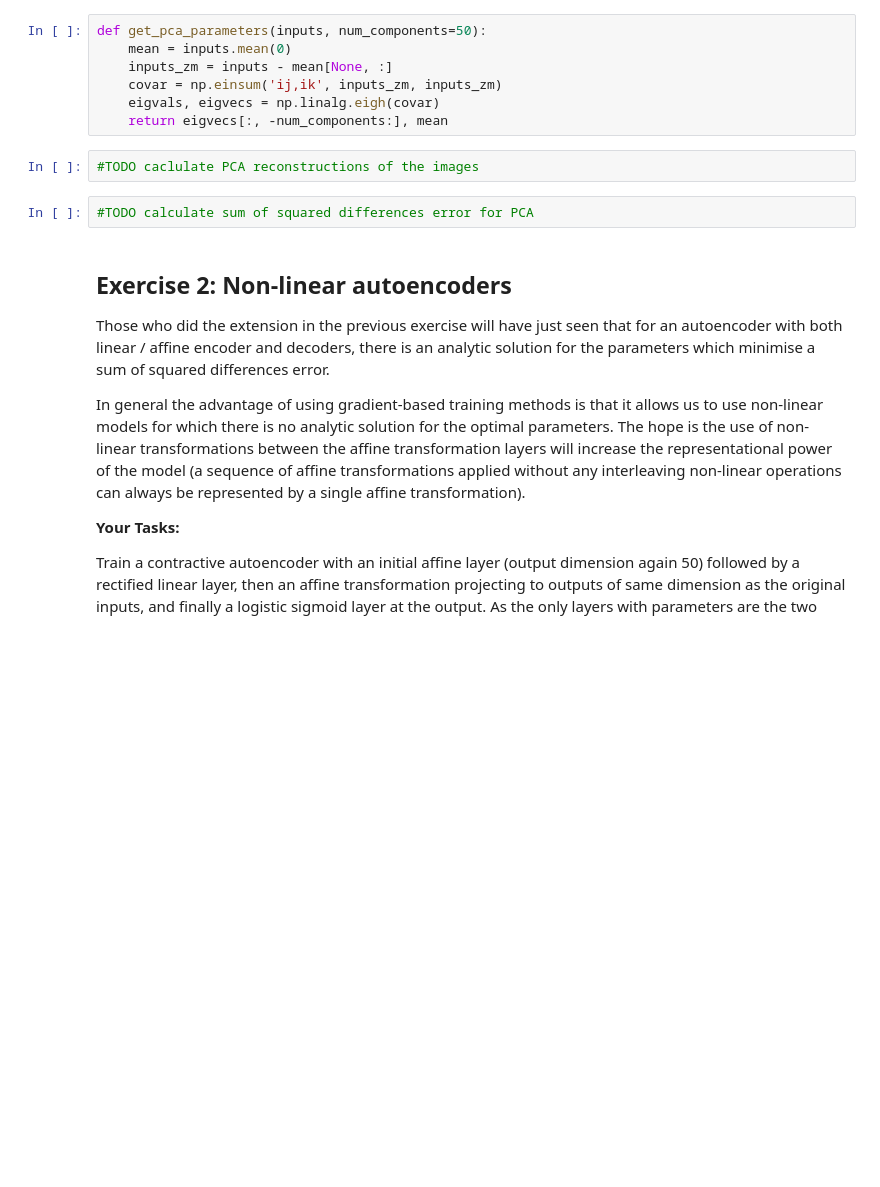
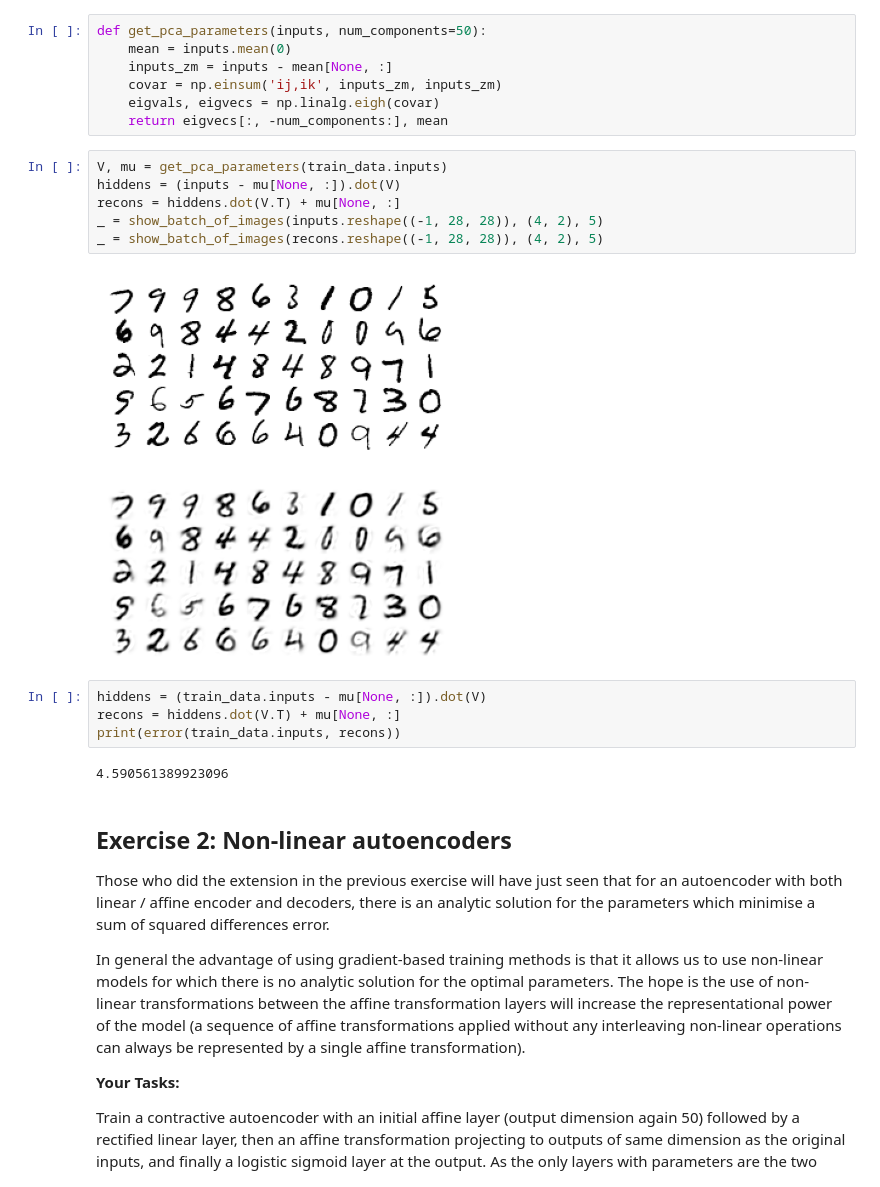
Before and after one commit to xiangyueerli/mlpractical, a Jupyter notebook: notebooks/07_Autoencoders.ipynb, the cells around one changed output. Drawn from its saved outputs; the diff is of its cells as text; blank space fills up the shorter version.

```diff
--- a/notebooks/07_Autoencoders.ipynb
+++ b/notebooks/07_Autoencoders.ipynb
@@ -110,10 +176,21 @@ def get_pca_parameters(inputs, num_components=50):
     covar = np.einsum('ij,ik', inputs_zm, inputs_zm)
     eigvals, eigvecs = np.linalg.eigh(covar)
     return eigvecs[:, -num_components:], mean
-# %%
-#TODO caclulate PCA reconstructions of the images
-# %%
-#TODO calculate sum of squared differences error for PCA
+# %%
+V, mu = get_pca_parameters(train_data.inputs)
+hiddens = (inputs - mu[None, :]).dot(V)
+recons = hiddens.dot(V.T) + mu[None, :]
+_ = show_batch_of_images(inputs.reshape((-1, 28, 28)), (4, 2), 5)
+_ = show_batch_of_images(recons.reshape((-1, 28, 28)), (4, 2), 5)
+# %% [output]
+[figure, added]
+[figure, added]
+# %%
+hiddens = (train_data.inputs - mu[None, :]).dot(V)
+recons = hiddens.dot(V.T) + mu[None, :]
+print(error(train_data.inputs, recons))
+# %% [output]
+4.590561389923096
 # %% [markdown]
 ## Exercise 2: Non-linear autoencoders
 
```
Also changed, not shown: parts of 21 cells of this notebook.
